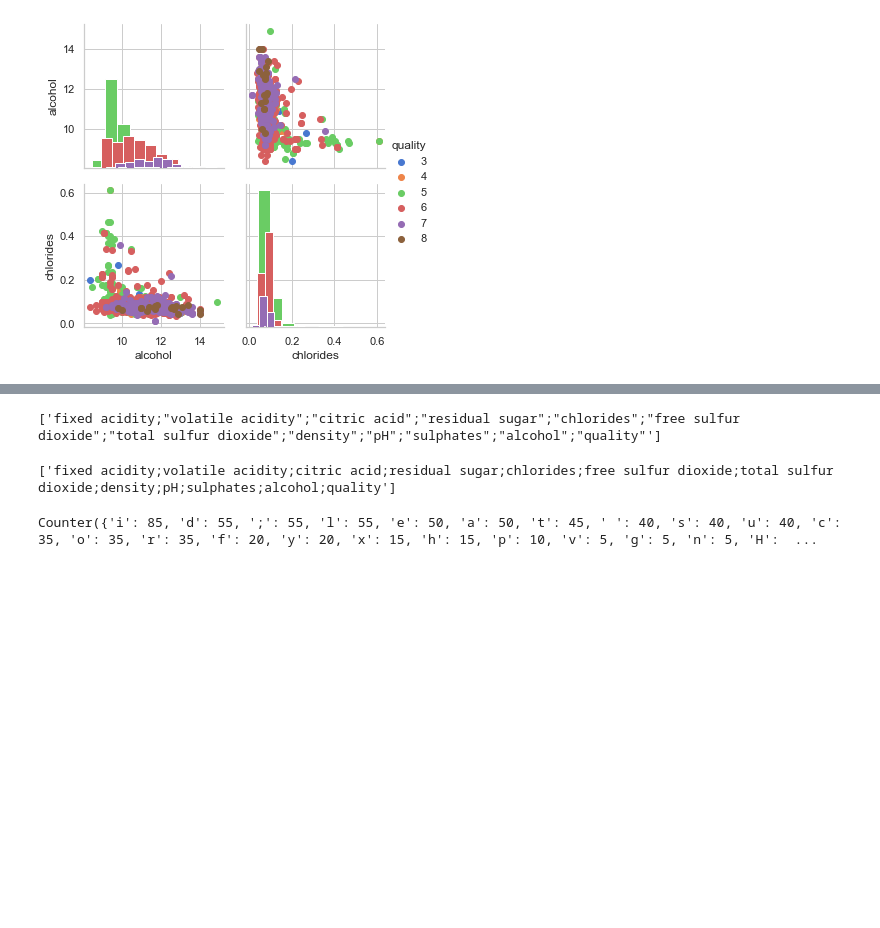
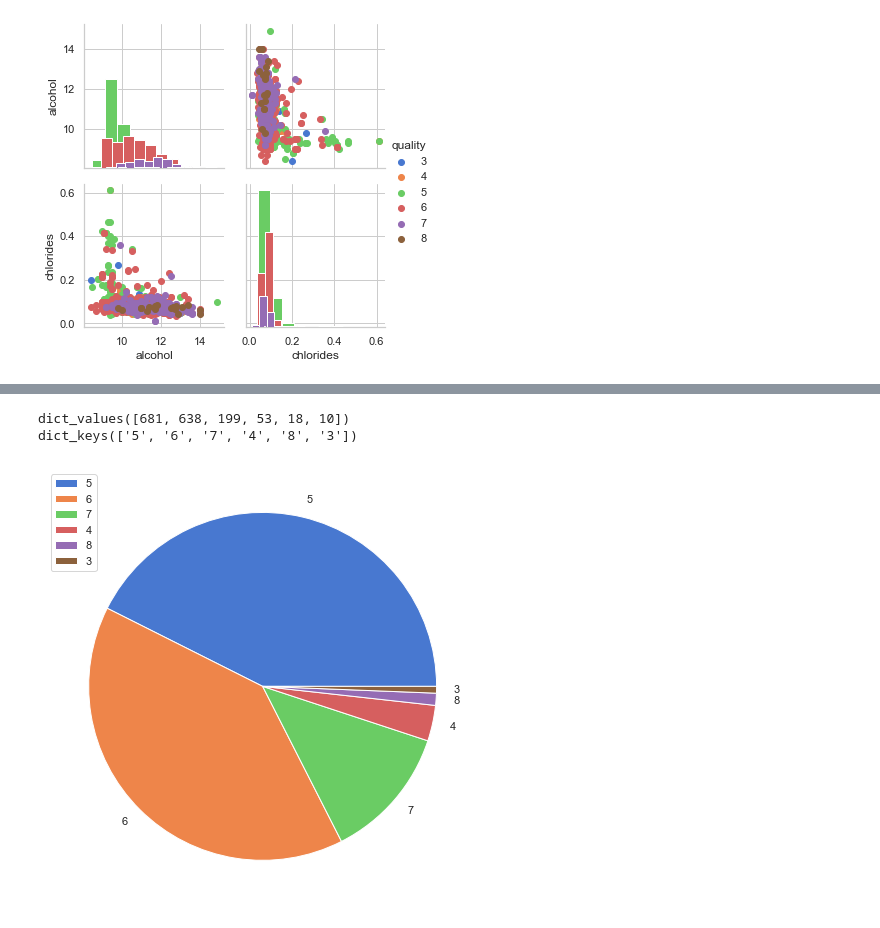
Before and after one commit to singhaniket1370/dataviz-master, a Jupyter notebook: DV assessment 1.ipynb, the cells around one changed output, grey strips where cells are left out. Saved outputs shown, nothing was run; the diff lists cells and outputs as text; code cells hidden in the pictures; blank space fills up the shorter version.

```diff
--- a/DV assessment 1.ipynb
+++ b/DV assessment 1.ipynb
@@ -75,3 +75,5 @@ import pandas as pd
 import numpy as np
 import matplotlib.pyplot as plt
 data = pd.read_csv('winequality-red (1).csv')
+print(data)
+rows = data['fixedacidity;volatileacidity;citricacid;residualsugar;chlorides;freesulfurdioxide;totalsulfurdioxide;density;pH;sulphates;alcohol;quality']
@@ -78,13 +95,3 @@ data = pd.read_csv('winequality-red (1).csv')
-# %%
-print(data.columns.tolist())
-# %% [output]
-['fixed acidity;"volatile acidity";"citric acid";"residual sugar";"chlorides";"free sulfur dioxide";"total sulfur dioxide";"density";"pH";"sulphates";"alcohol";"quality"']
-# %%
-rows = ['fixed acidity;volatile acidity;citric acid;residual sugar;chlorides;free sulfur dioxide;total sulfur dioxide;density;pH;sulphates;alcohol;quality']
-# %%
-print(rows)
-# %% [output]
-['fixed acidity;volatile acidity;citric acid;residual sugar;chlorides;free sulfur dioxide;total sulfur dioxide;density;pH;sulphates;alcohol;quality']
 # %%
 from collections import Counter
 fixed_acidity = []
@@ -118,13 +125,44 @@ for value in rows:
     quality.append(value.split(';')[11])
 
 # Pie chart for quality
+# print(alcohol)
+alcohol_count = Counter()
+quality_count = Counter()
 
-alcohol_count = Counter()
-for i in range(0,5):
-    alcohol_count.update(value)
-print(alcohol_count)
+
+
+# for value in alcohol:
+#     alcohol_count.update([value])
+# print(alcohol_count)
+
+for value in quality:
+    quality_count.update([value])
+
+# print(quality_count)
+quality_count_Data = quality_count.values()
+quality_count_Attris = quality_count.keys()
+
+print(quality_count_Data)
+print(quality_count_Attris)
+
+
+
+
+# for i in range(0,5):
+#     alcohol_count.update(value)
+# print(alcohol_count)
 # Line graph for alcohol and quality
 # Stack plot for alcohol and quality
 # Box plot for alcohol and quality
 # %% [output]
-Counter({'i': 85, 'd': 55, ';': 55, 'l': 55, 'e': 50, 'a': 50, 't': 45, ' ': 40, 's': 40, 'u': 40, 'c': 35, 'o': 35, 'r': 35, 'f': 20, 'y': 20, 'x': 15, 'h': 15, 'p': 10, 'v': 5, 'g': 5, 'n': 5, 'H':  ...
+dict_values([681, 638, 199, 53, 18, 10])
+dict_keys(['5', '6', '7', '4', '8', '3'])
+# %%
+fig,ax = plt.subplots(figsize = (8,8))
+
+
+ax.pie(quality_count_Data,labels = ['5','6','7','4','8','3'])
+plt.legend()
+plt.show()
+# %% [output]
+[figure, added]
```
Also changed, not shown: parts of 9 cells of this notebook, 1 other file.
